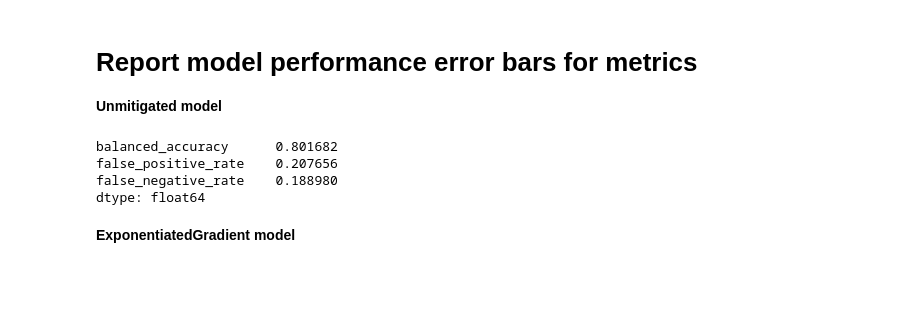
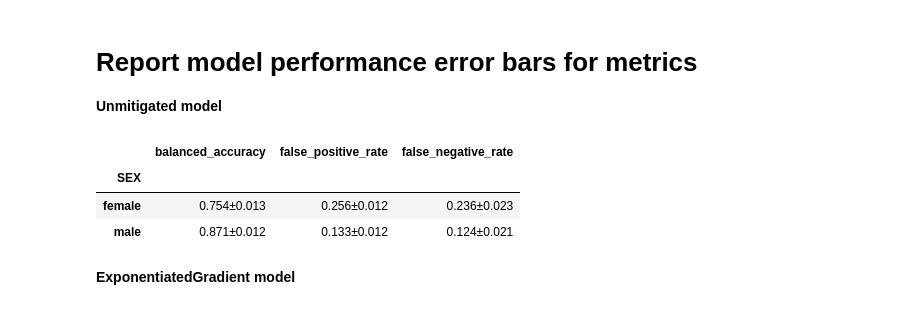
Before and after one commit to shivamxsingla/credit-prediction-model-audit, a Jupyter notebook: plot_credit_loan_decisions.ipynb, the cells around one changed output. Cells and saved outputs as stored; diff of their text form; code cells hidden in the pictures; blank space fills up the shorter version.

```diff
--- a/plot_credit_loan_decisions.ipynb
+++ b/plot_credit_loan_decisions.ipynb
@@ -1223,14 +1224,13 @@ Report model performance error bars for metrics
 # %%
 create_metricframe_w_errors(
     metricframe_unmitigated, metrics_to_report, metric_error_pairs
 )
-
-metricframe_unmitigated.overall[metrics_to_report]
+# metricframe_unmitigated.overall[metrics_to_report]
 # %% [output]
-balanced_accuracy      0.801682
-false_positive_rate    0.207656
-false_negative_rate    0.188980
-dtype: float64
+|  | balanced_accuracy | false_positive_rate | false_negative_rate |
+| SEX |  |  |  |
+| female | 0.754±0.013 | 0.256±0.012 | 0.236±0.023 |
+| male | 0.871±0.012 | 0.133±0.012 | 0.124±0.021 |
 # %% [markdown]
 **ExponentiatedGradient model**
 # %%
```
Also changed, not shown: parts of 6 cells of this notebook.
